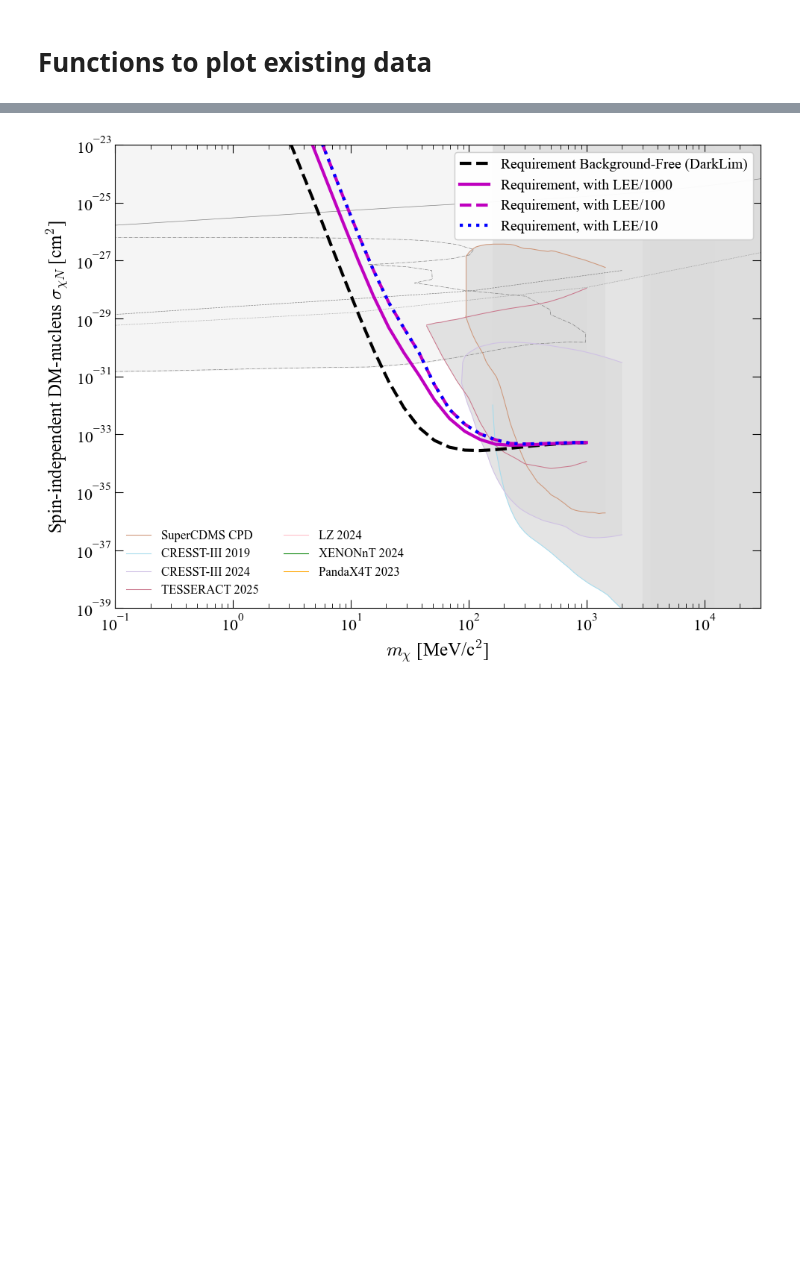
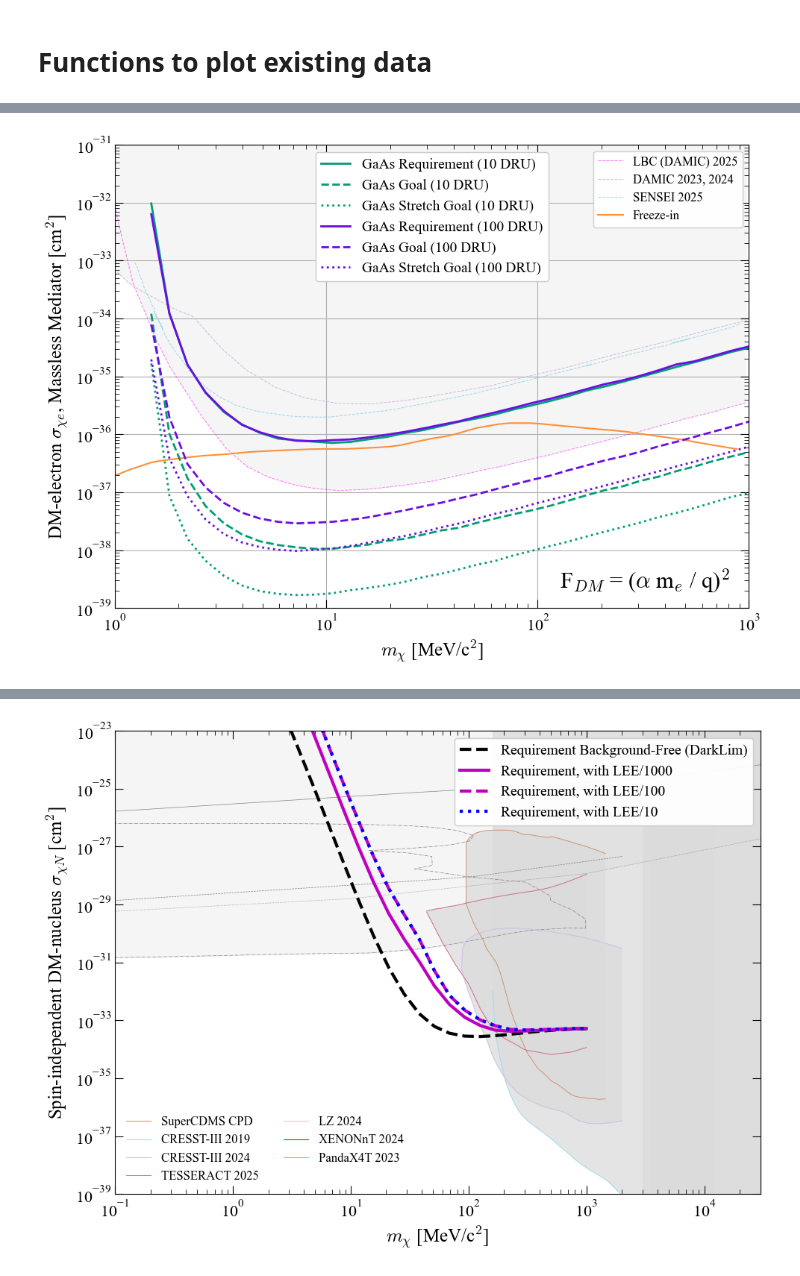
Before and after one commit to spice-herald/DarkLim, a Jupyter notebook: examples/plot_sensitivities_CDR.ipynb, the cells around one changed output, grey strips where cells are left out. Saved outputs shown, nothing was run; the diff lists cells and outputs as text; code cells hidden in the pictures; blank space fills up the shorter version.

```diff
--- a/examples/plot_sensitivities_CDR.ipynb
+++ b/examples/plot_sensitivities_CDR.ipynb
@@ -430,0 +475,94 @@ Loaded /home/vvelan/DarkELF/darkelf/../data/Al2O3/O_Fn.dat for Fn(omega)
+# %%
+fig, ax, handles_existing = load_and_plot_existing(ER_model='massless', lw=0.75, leg=False)
+m_print_gaas = 10e-3 # 10e-3 GeV = 10 MeV
+m_print_sapphire = 100e-6 # 100e-6 GeV = 100 keV
+handles_calculated = []
+
+m_lim, x_lim = np.loadtxt('GatewayReview/gaas_requirement_ER/results_massless_PD_1.24_GaAs_3.0/limit.txt', unpack=True)
+l, = ax.plot(m_lim*1e3, x_lim, lw=2, color='#009E73', linestyle='-', label='GaAs Requirement (10 DRU)')
+handles_calculated.append(l)
+
+m_lim, x_lim = np.loadtxt('GatewayReview/gaas_goal_ER/results_massless_PD_1.25_GaAs_3.0/limit.txt', unpack=True)
+l, = ax.plot(m_lim*1e3, x_lim, lw=2, color='#009E73', linestyle='--', label='GaAs Goal (10 DRU)')
+handles_calculated.append(l)
+
+m_lim, x_lim = np.loadtxt('GatewayReview/gaas_stretch/results_massless_PD_1.29_GaAs_3.0/limit.txt', unpack=True)
+l, = ax.plot(m_lim*1e3, x_lim, lw=2, color='#009E73', linestyle=':', label='GaAs Stretch Goal (10 DRU)')
+handles_calculated.append(l)
+
+m_lim, x_lim = np.loadtxt('GatewayReview/gaas_requirement_ER_10x_DRU/results_massless_PD_1.24_GaAs_3.0/limit.txt', unpack=True)
+l, = ax.plot(m_lim*1e3, x_lim, lw=2, color="#6A0EE3", linestyle='-', label='GaAs Requirement (100 DRU)')
+handles_calculated.append(l)
+
+m_lim, x_lim = np.loadtxt('GatewayReview/gaas_goal_ER_10x_DRU/results_massless_PD_1.25_GaAs_3.0/limit.txt', unpack=True)
+l, = ax.plot(m_lim*1e3, x_lim, lw=2, color='#6A0EE3', linestyle='--', label='GaAs Goal (100 DRU)')
+handles_calculated.append(l)
+
+m_lim, x_lim = np.loadtxt('GatewayReview/gaas_stretch_10x_DRU/results_massless_PD_1.29_GaAs_3.0/limit.txt', unpack=True)
+l, = ax.plot(m_lim*1e3, x_lim, lw=2, color='#6A0EE3', linestyle=':', label='GaAs Stretch Goal (100 DRU)')
+handles_calculated.append(l)
+
+ax.text(0.97, 0.03, r'F$_{DM}$ = ($\alpha$ m$_e$ / q)$^2$', fontsize=22, transform=ax.transAxes, ha='right', va='bottom')
+
+ax.set_xlim([1e0, 1e3])
+ax.set_ylim([1e-39, 1e-31])
+ax.set_xlabel(r'$m_\chi$ [MeV/c$^2$]', fontsize=18)
+ax.set_ylabel(r'DM-electron $\sigma_{\chi e}$, Massless Mediator [cm$^2$]', fontsize=18)
+
+ax.grid('on')
+leg1 = ax.legend(handles=handles_calculated, loc='upper center', fontsize=14, frameon=True, ncol=1, framealpha=1)
+ax.add_artist(leg1)
+leg2 = ax.legend(handles=handles_existing, loc='upper right', fontsize=12, frameon=True)
+ax.add_artist(leg2)
+
+fig.tight_layout()
+fig.show()
+
+#################################################
+
+fig, ax, handles_existing = load_and_plot_existing(ER_model='massless', lw=0.75, leg=False)
+m_print_gaas = 10e-3 # 10e-3 GeV = 10 MeV
+m_print_sapphire = 100e-6 # 100e-6 GeV = 100 keV
+handles_calculated = []
+
+m_lim, x_lim = np.loadtxt('GatewayReview/gaas_requirement_ER/results_massless_PD_1.24_GaAs_3.0/limit.txt', unpack=True)
+l, = ax.plot(m_lim*1e3, x_lim, lw=2, color='#009E73', linestyle='-', label='GaAs Requirement (10 DRU)')
+handles_calculated.append(l)
+
+m_lim, x_lim = np.loadtxt('GatewayReview/gaas_goal_ER/results_massless_PD_1.25_GaAs_3.0/limit.txt', unpack=True)
+l, = ax.plot(m_lim*1e3, x_lim, lw=2, color='#009E73', linestyle='--', label='GaAs Goal (10 DRU)')
+handles_calculated.append(l)
+
+m_lim, x_lim = np.loadtxt('GatewayReview/gaas_stretch/results_massless_PD_1.29_GaAs_3.0/limit.txt', unpack=True)
+l, = ax.plot(m_lim*1e3, x_lim, lw=2, color='#009E73', linestyle=':', label='GaAs Stretch Goal (10 DRU)')
+handles_calculated.append(l)
+
+m_lim, x_lim = np.loadtxt('GatewayReview/gaas_requirement_ER_10x_LEE/results_massless_PD_1.24_GaAs_3.0/limit.txt', unpack=True)
+l, = ax.plot(m_lim*1e3, x_lim, lw=2, color="#EE1616", linestyle='-', label='GaAs Requirement (x10 LEE)')
+handles_calculated.append(l)
+
+m_lim, x_lim = np.loadtxt('GatewayReview/gaas_goal_ER_10x_LEE/results_massless_PD_1.25_GaAs_3.0/limit.txt', unpack=True)
+l, = ax.plot(m_lim*1e3, x_lim, lw=2, color="#EE1616", linestyle='--', label='GaAs Goal (x10 LEE)')
+handles_calculated.append(l)
+
+m_lim, x_lim = np.loadtxt('GatewayReview/gaas_stretch_10x_LEE/results_massless_PD_1.29_GaAs_3.0/limit.txt', unpack=True)
+l, = ax.plot(m_lim*1e3, x_lim, lw=2, color="#EE1616", linestyle=':', label='GaAs Stretch Goal (x10 LEE)')
+handles_calculated.append(l)
+
+ax.text(0.97, 0.03, r'F$_{DM}$ = ($\alpha$ m$_e$ / q)$^2$', fontsize=22, transform=ax.transAxes, ha='right', va='bottom')
+
+ax.set_xlim([1e0, 1e3])
+ax.set_ylim([1e-39, 1e-31])
+ax.set_xlabel(r'$m_\chi$ [MeV/c$^2$]', fontsize=18)
+ax.set_ylabel(r'DM-electron $\sigma_{\chi e}$, Massless Mediator [cm$^2$]', fontsize=18)
+
+ax.grid('on')
+leg1 = ax.legend(handles=handles_calculated, loc='upper center', fontsize=14, frameon=True, ncol=1, framealpha=1)
+ax.add_artist(leg1)
+leg2 = ax.legend(handles=handles_existing, loc='upper right', fontsize=12, frameon=True)
+ax.add_artist(leg2)
+
+fig.tight_layout()
+fig.show()
+# %% [output]
+[figure, added]
```
Also changed, not shown: parts of 18 cells of this notebook, 5 other files.
